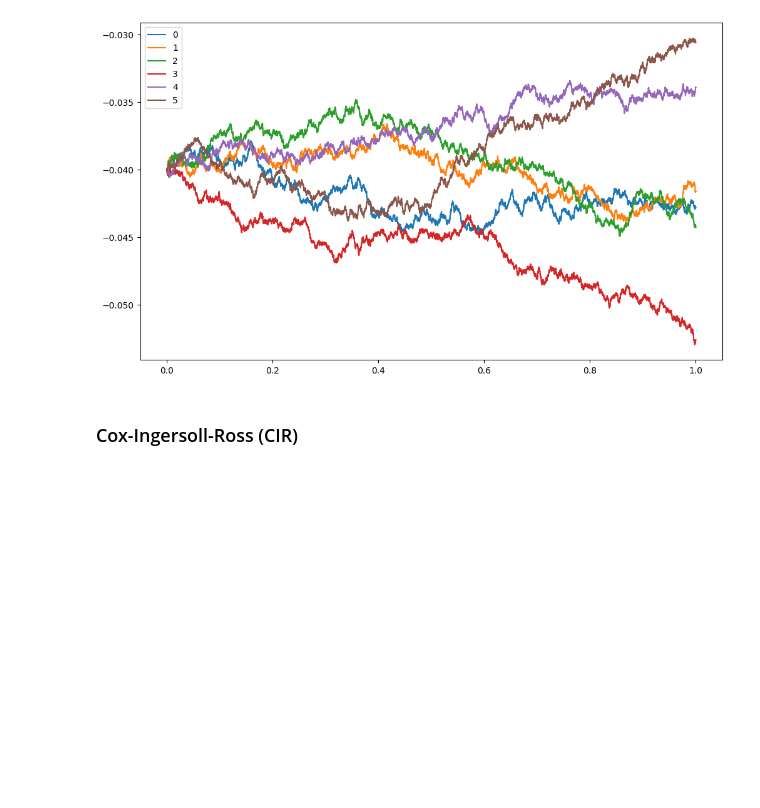
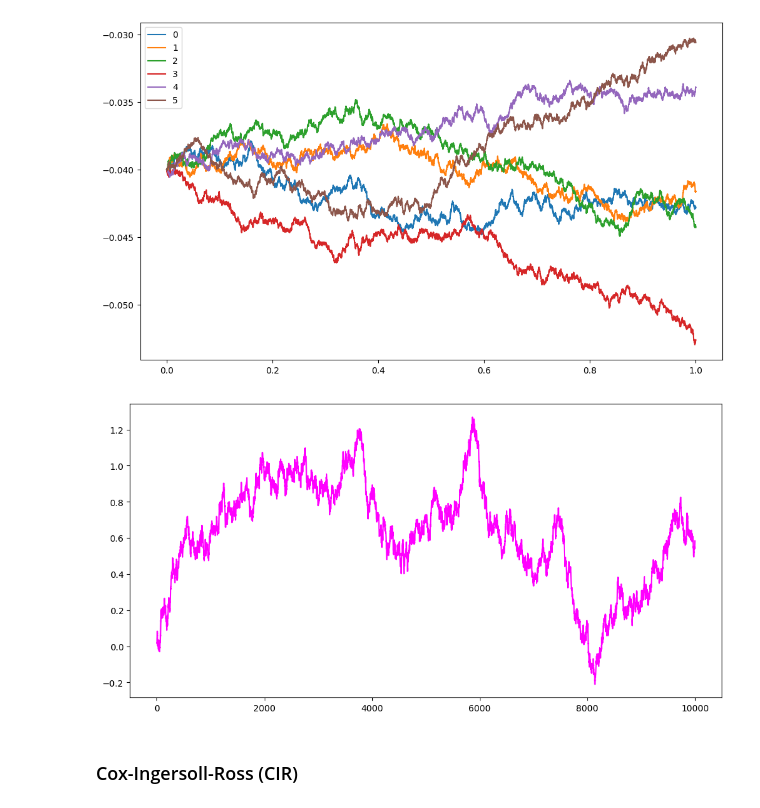
Before and after one commit to lcsrodriguez/CuttingEdge-Milliman, a Jupyter notebook: main.ipynb, the cells around one changed output. Cells and saved outputs as stored; diff of their text form; code cells hidden in the pictures; blank space fills up the shorter version.

Commit message:
Adding Vasicek EULER method

```diff
--- a/main.ipynb
+++ b/main.ipynb
@@ -68,7 +84,7 @@ class VasicekModel:
 # %%
 # Default Vasicek model
-dftVasicek = VasicekModel(1e-3, 1, 2, 3)
-_MAX_STEPS = 1e5
+dftVasicek = VasicekModel(0.01875, 0.20, 0.01, 0.012)
+_MAX_STEPS = int(1e4)
 # %%
 # Vasicek (closed formula)
 
@@ -80,10 +96,36 @@ def sim_rates_vasicek_exact(m: VasicekModel = dftVasicek) -> np.ndarray:
 # Vasicek (Euler)
 
 def sim_rates_vasicek_euler(m: VasicekModel = dftVasicek,
-                            n: int = _MAX_STEPS) -> np.ndarray:
+                            T: float = 1.0,
+                            N: int = _MAX_STEPS) -> dict:
     """
+    Function implementing a path simulator following Vasicek model dynamics
+    using the Euler-Maruyama method
+    Returns a dictionary (hashmap) with the time and generated rates columns
     """
-    pass
+    # Time step
+    dT = T/float(N)
+
+    # Generating the time horizon array
+    H = np.arange(0, T, dT)
+
+    # Generating the dW array
+    dW = np.random.normal(0, 1, N)
+
+    # Initializing the rates array
+    r = np.zeros(N)
+    r[0] = m.r0
+
+    # Computing the rates
+    for t in range(N - 1):
+        r[t + 1] = r[t] + m.kappa*(m.theta - r[t])*dT + m.eta*dW[t]
+    return {"t": H, "r":r}
+# %%
+df = pd.DataFrame(sim_rates_vasicek_euler())
+# %%
+_ = df["r"].plot(figsize=(12, 6), color="magenta")
+# %% [output]
+[figure, added]
 # %%
 # Vasicek (Milstein)
 
```
Also changed, not shown: parts of 2 cells of this notebook.
